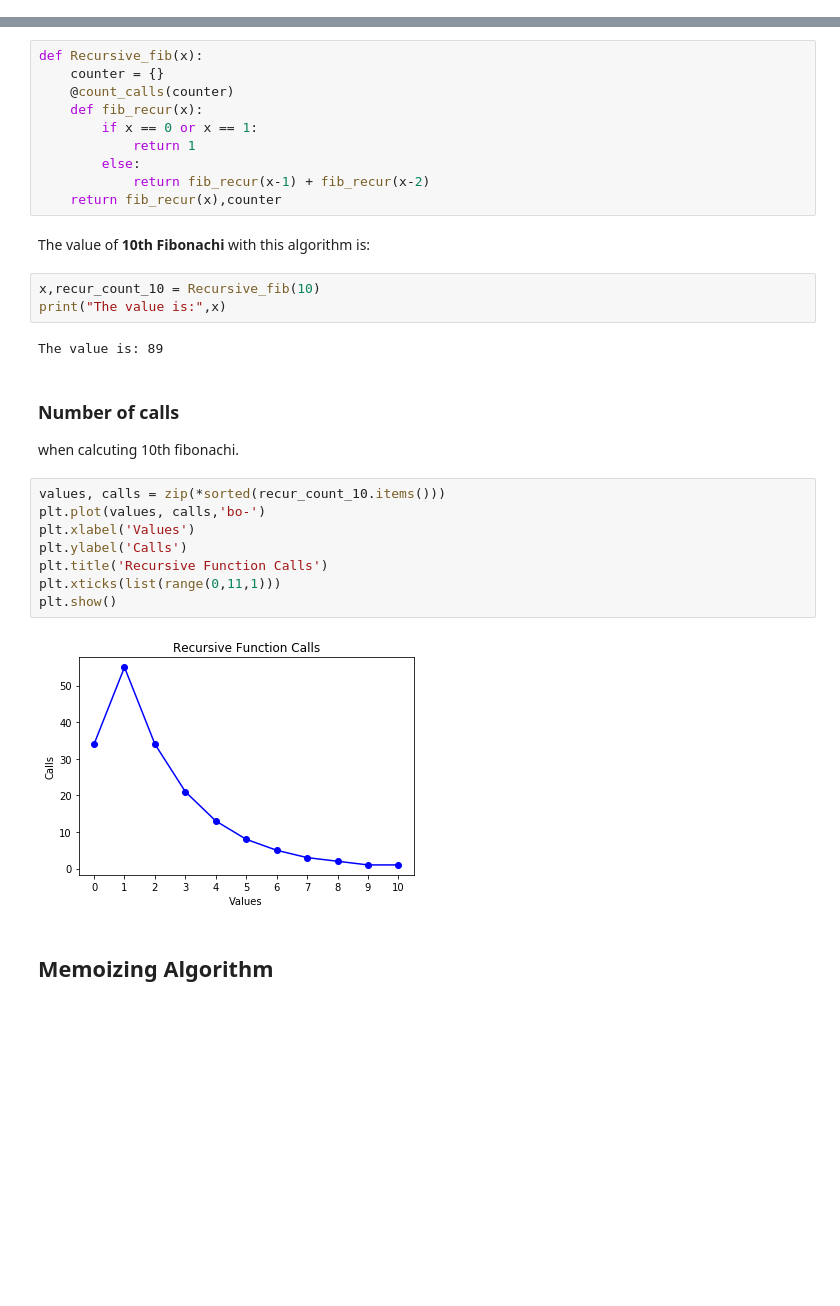
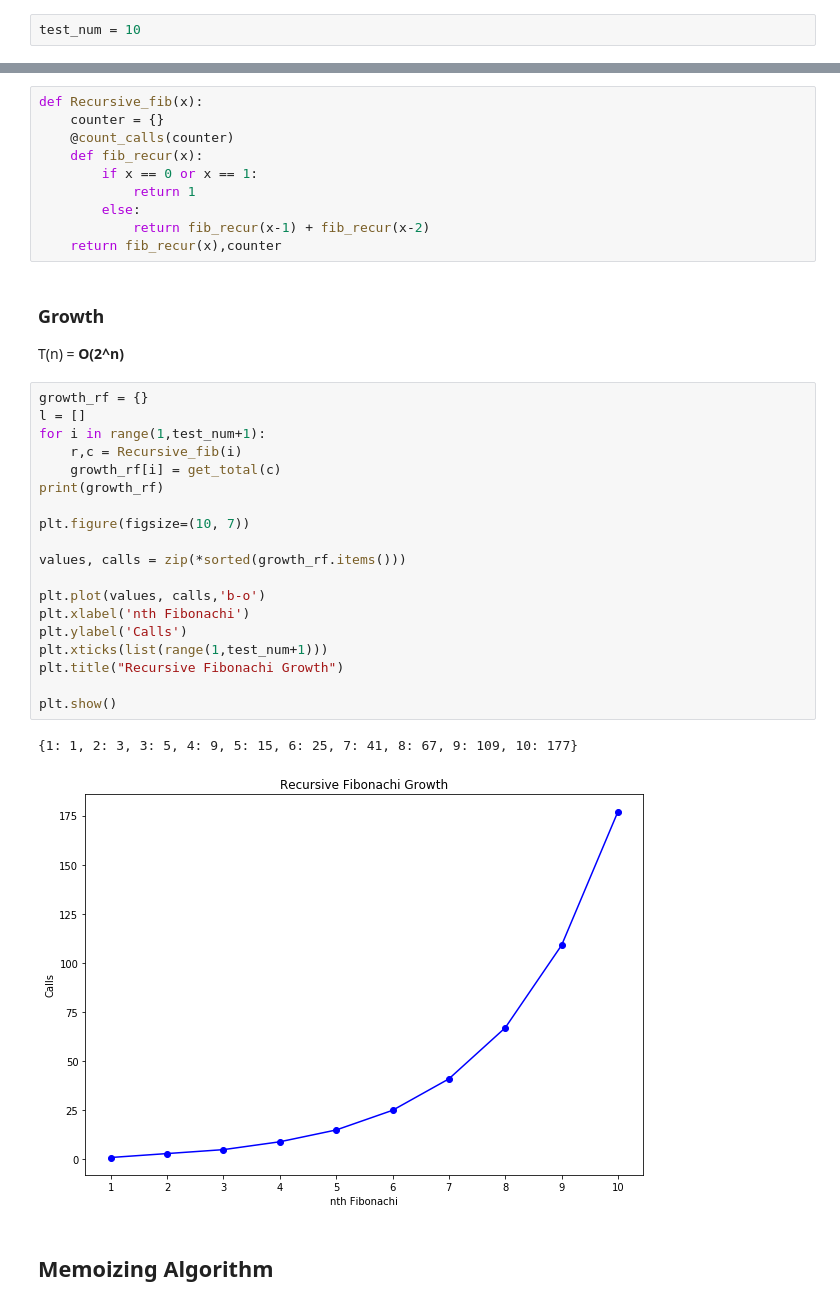
Before and after one commit to Hame-daani/Algorithms, a Jupyter notebook: Divide_and_Conqure/Fibonachi/Fibonachi.ipynb, the cells around one changed output, grey strips where cells are left out. Saved outputs shown, nothing was run; the diff lists cells and outputs as text; blank space fills up the shorter version.

```diff
--- a/Divide_and_Conqure/Fibonachi/Fibonachi.ipynb
+++ b/Divide_and_Conqure/Fibonachi/Fibonachi.ipynb
@@ -19 +25,3 @@ def count_calls(counter):
+# %%
+test_num = 10
 # %% [markdown]
@@ -30,27 +40,32 @@ def Recursive_fib(x):
         else:
             return fib_recur(x-1) + fib_recur(x-2)
     return fib_recur(x),counter
-# %% [markdown]
-The value of **10th Fibonachi** with this algorithm is:
-# %%
-x,recur_count_10 = Recursive_fib(10)
-print("The value is:",x)
-# %% [output]
-The value is: 89
-# %% [markdown]
-### Number of calls
-
-when calcuting 10th fibonachi.
+# %% [markdown]
+### Growth
+
+T(n) = **O(2^n)**
 # %%
-values, calls = zip(*sorted(recur_count_10.items()))
-plt.plot(values, calls,'bo-')
-plt.xlabel('Values')
+growth_rf = {}
+l = []
+for i in range(1,test_num+1):
+    r,c = Recursive_fib(i)
+    growth_rf[i] = get_total(c)
+print(growth_rf)
+
+plt.figure(figsize=(10, 7))
+
+values, calls = zip(*sorted(growth_rf.items()))
+
+plt.plot(values, calls,'b-o')
+plt.xlabel('nth Fibonachi')
 plt.ylabel('Calls')
-plt.title('Recursive Function Calls')
-plt.xticks(list(range(0,11,1)))
+plt.xticks(list(range(1,test_num+1)))
+plt.title("Recursive Fibonachi Growth")
+
 plt.show()
 # %% [output]
+{1: 1, 2: 3, 3: 5, 4: 9, 5: 15, 6: 25, 7: 41, 8: 67, 9: 109, 10: 177}
-[figure, old version]
+[figure, new version]
 # %% [markdown]
 ## Memoizing Algorithm
 # %% [markdown]
```
Also changed, not shown: parts of 23 cells of this notebook, 8 other files.
